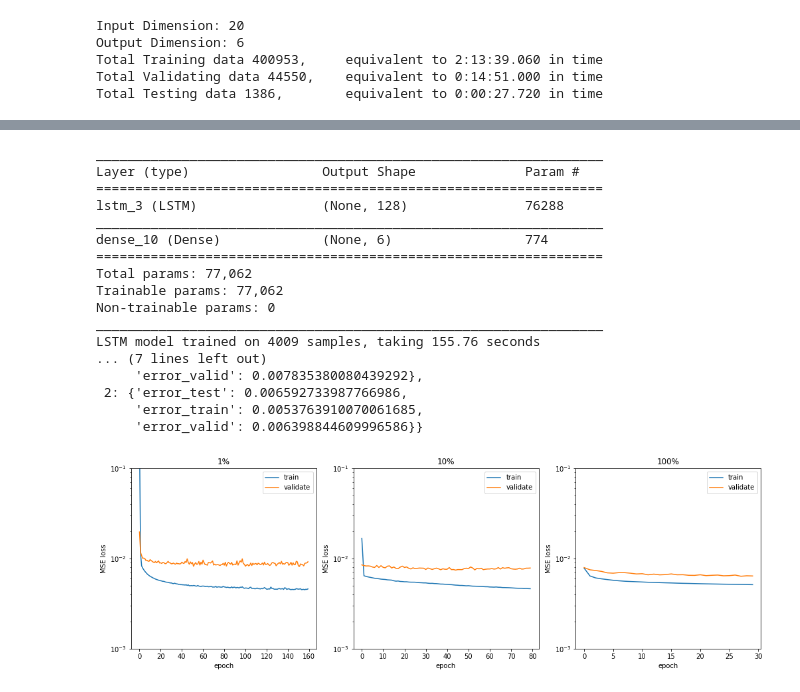
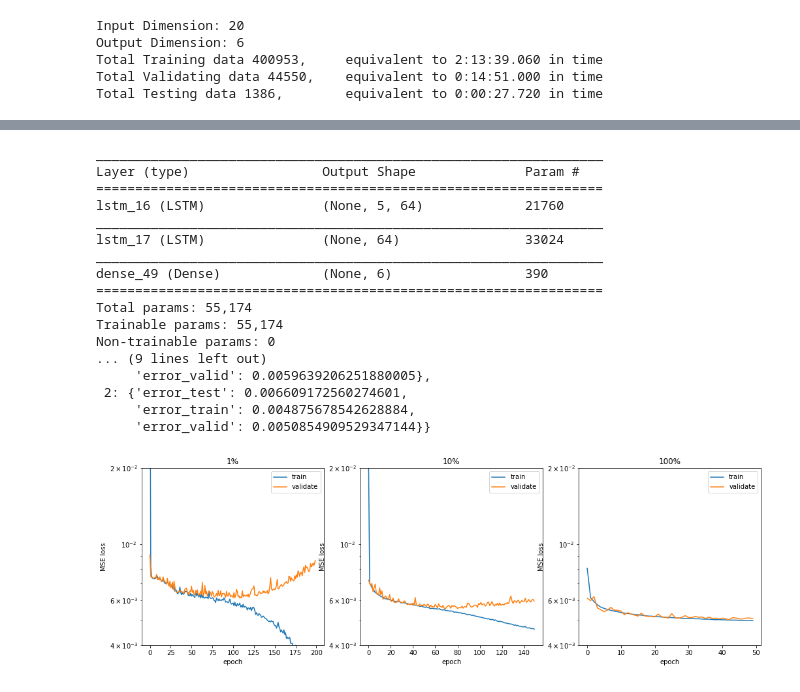
Before and after one commit to triwoods/udacity-ml-projects, a Jupyter notebook: capstone/capstone_SenLi/Capstone_Project.ipynb, the cells around one changed output, grey strips where cells are left out. Drawn from its saved outputs; the diff is of its cells as text; code cells hidden in the pictures.

```diff
--- a/capstone/capstone_SenLi/Capstone_Project.ipynb
+++ b/capstone/capstone_SenLi/Capstone_Project.ipynb
@@ -149,30 +151,32 @@ u.plot_model_result(results['VQ_Codebook'], ylim=(0.005, 0.012))
 # Build benchmark linear regression model
 from models import linear_regression
 
-model = linear_regression(dim_x, dim_y)
+model = linear_regression(dim_x, dim_y, lr=1e-3)
 params = model.get_weights()
 
 results['Linear_Regression'] = {}
 plt.figure(figsize=(17,5))
 for i, samples in enumerate([samples_1, samples_10, samples_100]):
     result = {}
-    verbose = 0
 
     if samples == samples_1:
-        n_epoch = 300
+        n_epoch = 400
+        verbose = 0
     elif samples == samples_10:
         n_epoch = 60
+        verbose = 0
     else:
-        n_epoch = 20
+        n_epoch = 15
+        verbose = 0
 
     start = time()
     model.set_weights(params)
-    history = model.fit(X_train[:samples, :], y_train[:samples, :], epochs=n_epoch, batch_size=128, verbose=verbose, validation_data=(X_valid, y_valid), shuffle=True)
+    history = model.fit(X_train[:samples, 2, :], y_train[:samples, :], epochs=n_epoch, batch_size=128, verbose=verbose, validation_data=(X_valid[:, 2, :], y_valid), shuffle=True)
     end = time()
 
-    error_train = model.evaluate(X_train[:10000, :], y_train[:10000, :], batch_size=128, verbose=verbose)
-    error_valid = model.evaluate(X_valid, y_valid, batch_size=128, verbose=verbose)
-    error_test = model.evaluate(X_test, y_test, batch_size=128, verbose=verbose)
+    error_train = model.evaluate(X_train[:10000, 2, :], y_train[:10000, :], batch_size=128, verbose=verbose)
+    error_valid = model.evaluate(X_valid[:, 2, :], y_valid, batch_size=128, verbose=verbose)
+    error_test = model.evaluate(X_test[:, 2, :], y_test, batch_size=128, verbose=verbose)
 
     result['error_train'] = error_train
     result['error_valid'] = error_valid
@@ -187,7 +191,7 @@ for i, samples in enumerate([samples_1, samples_10, samples_100]):
     plt.semilogy(history.history['val_loss'])
     plt.xlabel('epoch')
     plt.ylabel('MSE loss')
-    plt.ylim((1e-3, 1e-1))
+    plt.ylim((0.005, 0.1))
     plt.title(titles[i])
     plt.legend(['train', 'validate'], loc='upper right')
 
@@ -445,79 +449,72 @@ u.plot_model_result(results['LSTM'])
 # Improve on basic LSTM model
 from models import lstm
 
-time_step = 3
+time_step = 5
 
-X_train_rnn = u.transform_for_rnn(X_train, time_step=time_step)
-X_valid_rnn = u.transform_for_rnn(X_valid, time_step=time_step)
-X_test_rnn = u.transform_for_rnn(X_test, time_step=time_step)
-
-# rolling to include future frames
-X_train_rnn = np.roll(X_train_rnn, -1, axis=0)
-X_valid_rnn = np.roll(X_valid_rnn, -1, axis=0)
-X_test_rnn = np.roll(X_test_rnn, -1, axis=0)
-
-model = lstm(dim_x, dim_y, time_step, nl=1, nn=128)
+model = lstm(dim_x, dim_y, time_step, nl=2, nn=64, lr=1e-2)
 params = model.get_weights()
 
 results['LSTM2'] = {}
 plt.figure(figsize=(17,5))
 for i, samples in enumerate([samples_1, samples_10, samples_100]):
     result = {}
-    verbose = 0
 
     if samples == samples_1:
-        n_epoch = 160
+        n_epoch = 200
+        verbose = 0
     elif samples == samples_10:
-        n_epoch = 80
+        n_epoch = 150
+        verbose = 0
     else:
-        n_epoch = 30
+        n_epoch = 50
+        verbose = 0
 
     start = time()
     model.set_weights(params)
-    history = model.fit(X_train_rnn[:samples, :, :], y_train[:samples, :], epochs=n_epoch, batch_size=128, verbose=verbose, validation_data=(X_valid_rnn, y_valid), shuffle=True)
+    history = model.fit(X_train[:samples, 0:5, :], y_train[:samples, :], epochs=n_epoch, batch_size=128, verbose=verbose, validation_data=(X_valid[:, 0:5, :], y_valid), shuffle=True)
     end = time()
 
-    error_train = model.evaluate(X_train_rnn[:10000, :, :], y_train[:10000, :], batch_size=128, verbose=verbose)
-    error_valid = model.evaluate(X_valid_rnn, y_valid, batch_size=128, verbose=verbose)
-    error_test = model.evaluate(X_test_rnn, y_test, batch_size=128, verbose=verbose)
+    error_train = model.evaluate(X_train[:10000, 0:5, :], y_train[:10000, :], batch_size=128, verbose=verbose)
+    error_valid = model.evaluate(X_valid[:, 0:5, :], y_valid, batch_size=128, verbose=verbose)
+    error_test = model.evaluate(X_test[:, 0:5, :], y_test, batch_size=128, verbose=verbose)
 
     result['error_train'] = error_train
     result['error_valid'] = error_valid
     result['error_test'] = error_test
 
     # Success
     print("LSTM model trained on %d samples, taking %.2f seconds" % (samples, end-start))
 
     titles = ["1%", "10%", "100%"]
     plt.subplot(1, 3, i+1)
     plt.semilogy(history.history['loss'])
     plt.semilogy(history.history['val_loss'])
     plt.xlabel('epoch')
     plt.ylabel('MSE loss')
-    plt.ylim((1e-3, 1e-1))
+    plt.ylim((0.004, 0.02))
     plt.title(titles[i])
     plt.legend(['train', 'validate'], loc='upper right')
 
     results['LSTM2'][i] = result
 
 pprint(results['LSTM2'])
 # %% [output]
 _________________________________________________________________
 Layer (type)                 Output Shape              Param #
 =================================================================
-lstm_3 (LSTM)                (None, 128)               76288
+lstm_16 (LSTM)               (None, 5, 64)             21760
 _________________________________________________________________
-dense_10 (Dense)             (None, 6)                 774
+lstm_17 (LSTM)               (None, 64)                33024
+_________________________________________________________________
+dense_49 (Dense)             (None, 6)                 390
 =================================================================
-Total params: 77,062
-Trainable params: 77,062
+Total params: 55,174
+Trainable params: 55,174
 Non-trainable params: 0
-_________________________________________________________________
-LSTM model trained on 4009 samples, taking 155.76 seconds
-... (7 lines left out)
-     'error_valid': 0.007835380080439292},
- 2: {'error_test': 0.006592733987766986,
-     'error_train': 0.0053763910070061685,
-     'error_valid': 0.006398844609996586}}
+... (9 lines left out)
+     'error_valid': 0.0059639206251880005},
+ 2: {'error_test': 0.006609172560274601,
+     'error_train': 0.004875678542628884,
+     'error_valid': 0.0050854909529347144}}
-[figure, old version]
+[figure, new version]
 # %%
```
Also changed, not shown: parts of 18 cells of this notebook.
